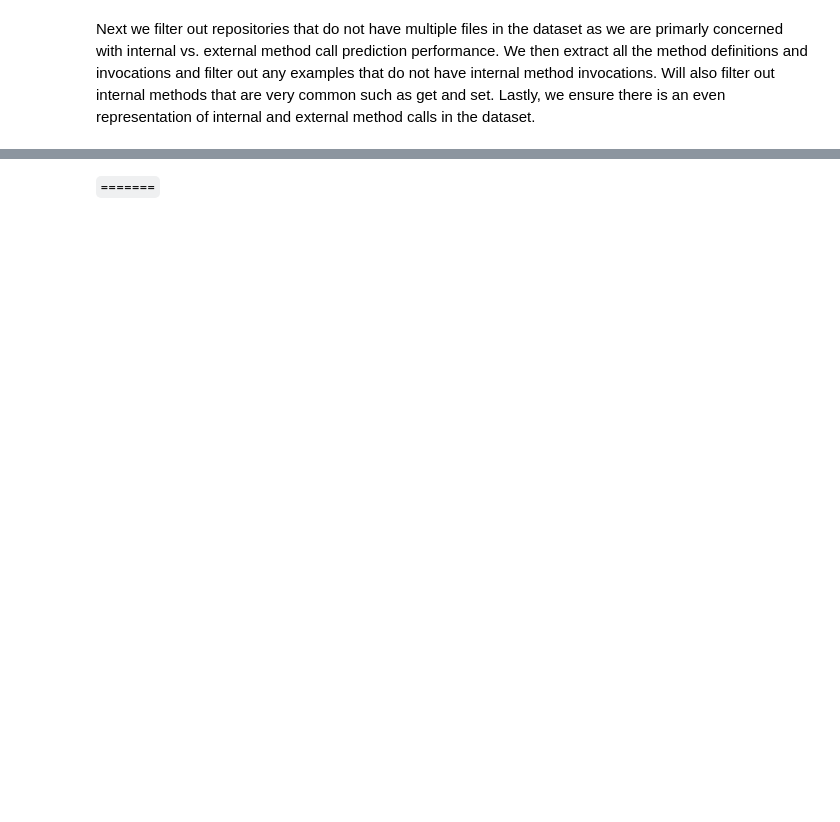
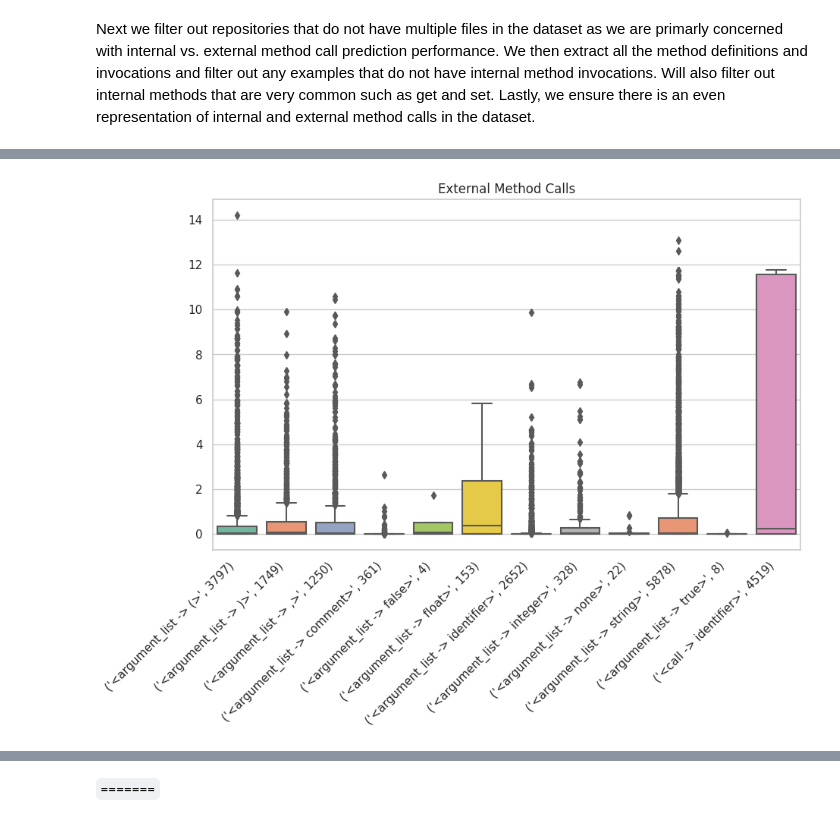
Before and after one commit to ncoop57/perplexed, a Jupyter notebook: nbs/03_paper_results.ipynb, the cells around one changed output, grey strips where cells are left out. Drawn from its saved outputs; the diff is of its cells as text; code cells hidden in the pictures; blank space fills up the shorter version.

```diff
--- a/nbs/03_paper_results.ipynb
+++ b/nbs/03_paper_results.ipynb
@@ -160,0 +210,6 @@ cross_dist, token_cnt = perplexed(
+# %%
+visualize_perplexities(
+    external_crosses, externals, "External Method Calls", "external_method_calls.png"
+)
+# %% [output]
+[figure, added]
```
Also changed, not shown: parts of 65 cells of this notebook, 7 other files.
